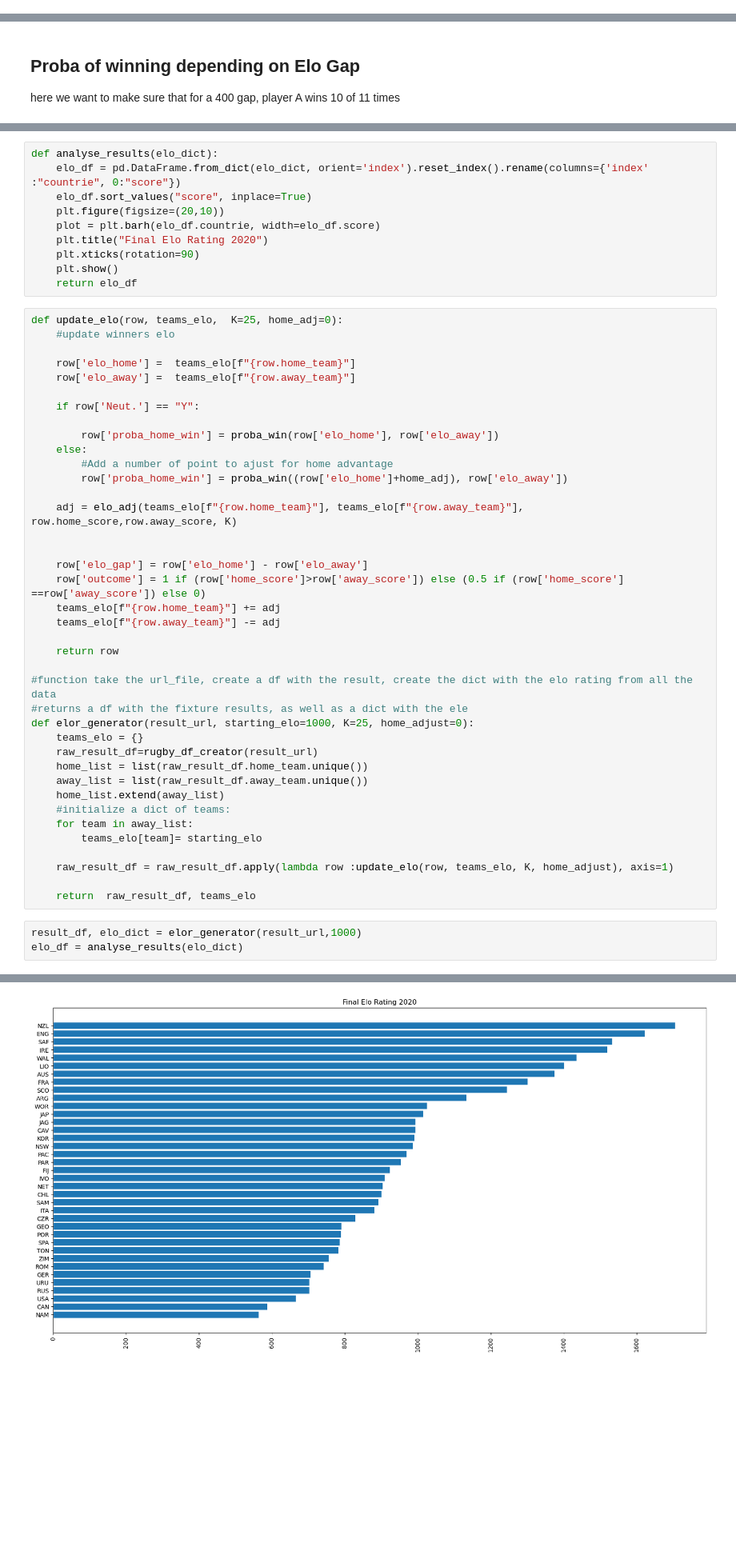
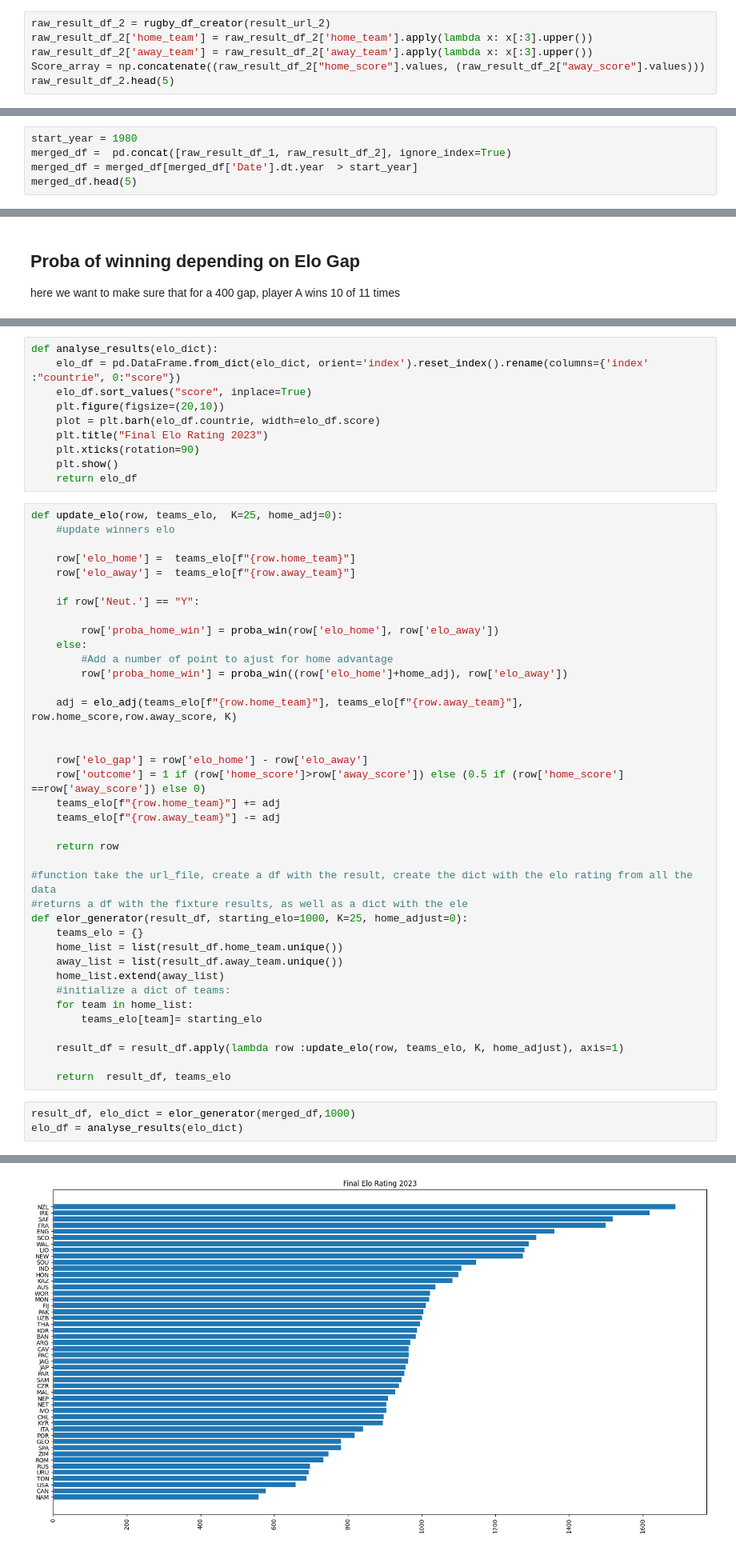
Before and after one commit to ArthurG-data/rugby_world_cup_prediction, a Jupyter notebook: Rugby.ipynb, the cells around one changed output, grey strips where cells are left out. Shown at 80% size. Cells and saved outputs as stored; diff of their text form; blank space fills up the shorter version.

```diff
--- a/Rugby.ipynb
+++ b/Rugby.ipynb
@@ -71,0 +65,6 @@ For example, when doing 'df[col].method(value, inplace=True)', try using 'df.met
+# %%
+raw_result_df_2 = rugby_df_creator(result_url_2)
+raw_result_df_2['home_team'] = raw_result_df_2['home_team'].apply(lambda x: x[:3].upper())
+raw_result_df_2['away_team'] = raw_result_df_2['away_team'].apply(lambda x: x[:3].upper())
+Score_array = np.concatenate((raw_result_df_2["home_score"].values, (raw_result_df_2["away_score"].values)))
+raw_result_df_2.head(5)
@@ -71,0 +78,5 @@ For example, when doing 'df[col].method(value, inplace=True)', try using 'df.met
+# %%
+start_year = 1980
+merged_df =  pd.concat([raw_result_df_1, raw_result_df_2], ignore_index=True)
+merged_df = merged_df[merged_df['Date'].dt.year  > start_year]
+merged_df.head(5)
@@ -158,7 +176,7 @@ def analyse_results(elo_dict):
     elo_df.sort_values("score", inplace=True)
     plt.figure(figsize=(20,10))
     plot = plt.barh(elo_df.countrie, width=elo_df.score)
-    plt.title("Final Elo Rating 2020")
+    plt.title("Final Elo Rating 2023")
     plt.xticks(rotation=90)
     plt.show()
     return elo_df
@@ -188,20 +206,19 @@ def update_elo(row, teams_elo,  K=25, home_adj=0):
 
 #function take the url_file, create a df with the result, create the dict with the elo rating from all the data
 #returns a df with the fixture results, as well as a dict with the ele
-def elor_generator(result_url, starting_elo=1000, K=25, home_adjust=0):
+def elor_generator(result_df, starting_elo=1000, K=25, home_adjust=0):
     teams_elo = {}
-    raw_result_df=rugby_df_creator(result_url)
-    home_list = list(raw_result_df.home_team.unique())
-    away_list = list(raw_result_df.away_team.unique())
+    home_list = list(result_df.home_team.unique())
+    away_list = list(result_df.away_team.unique())
     home_list.extend(away_list)
     #initialize a dict of teams:
-    for team in away_list:
+    for team in home_list:
         teams_elo[team]= starting_elo
 
-    raw_result_df = raw_result_df.apply(lambda row :update_elo(row, teams_elo, K, home_adjust), axis=1)
+    result_df = result_df.apply(lambda row :update_elo(row, teams_elo, K, home_adjust), axis=1)
 
-    return  raw_result_df, teams_elo
+    return  result_df, teams_elo
 # %%
-result_df, elo_dict = elor_generator(result_url,1000)
+result_df, elo_dict = elor_generator(merged_df,1000)
 elo_df = analyse_results(elo_dict)
 # %% [output]
@@ -220,4 +225,4 @@ For example, when doing 'df[col].method(value, inplace=True)', try using 'df.met
-[figure, old version]
+[figure, new version]
 # %%
 result_df.head(5)
 # %% [output]
```
Also changed, not shown: parts of 17 cells of this notebook, 3 other files.
